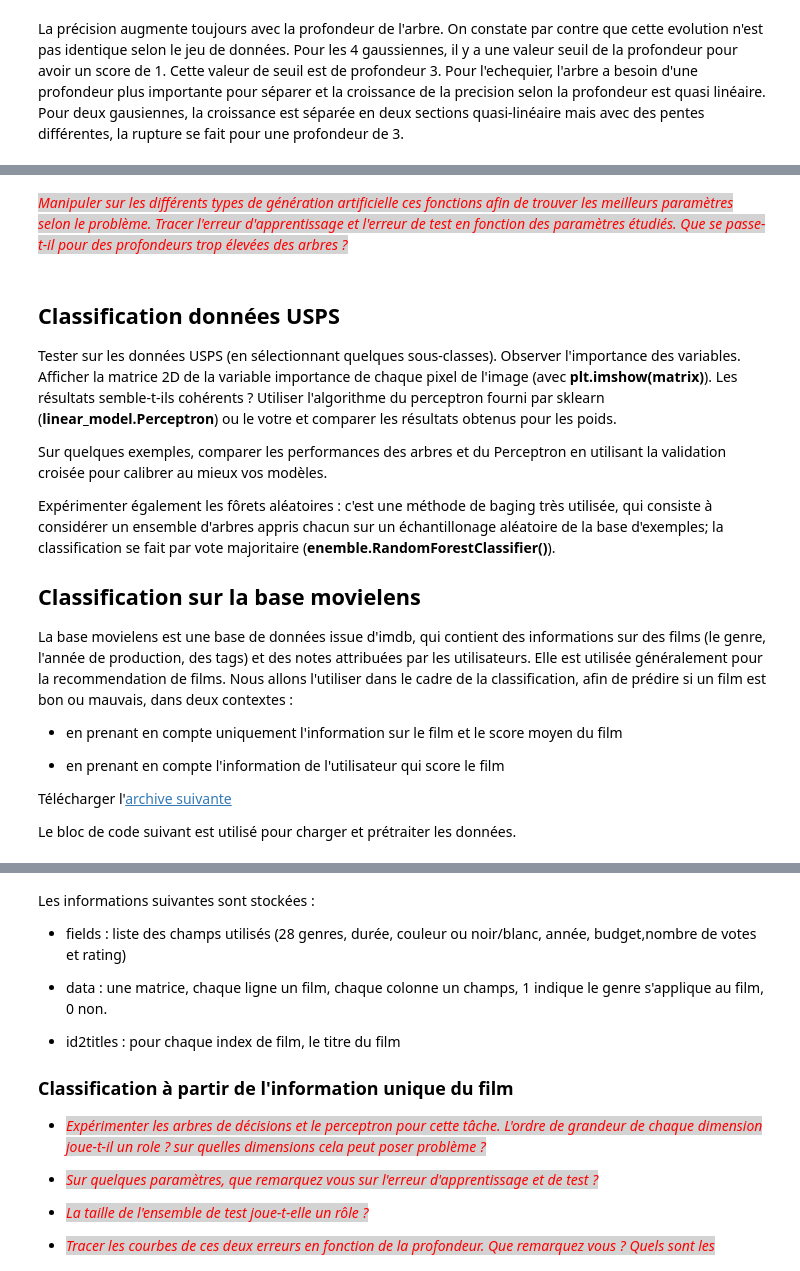
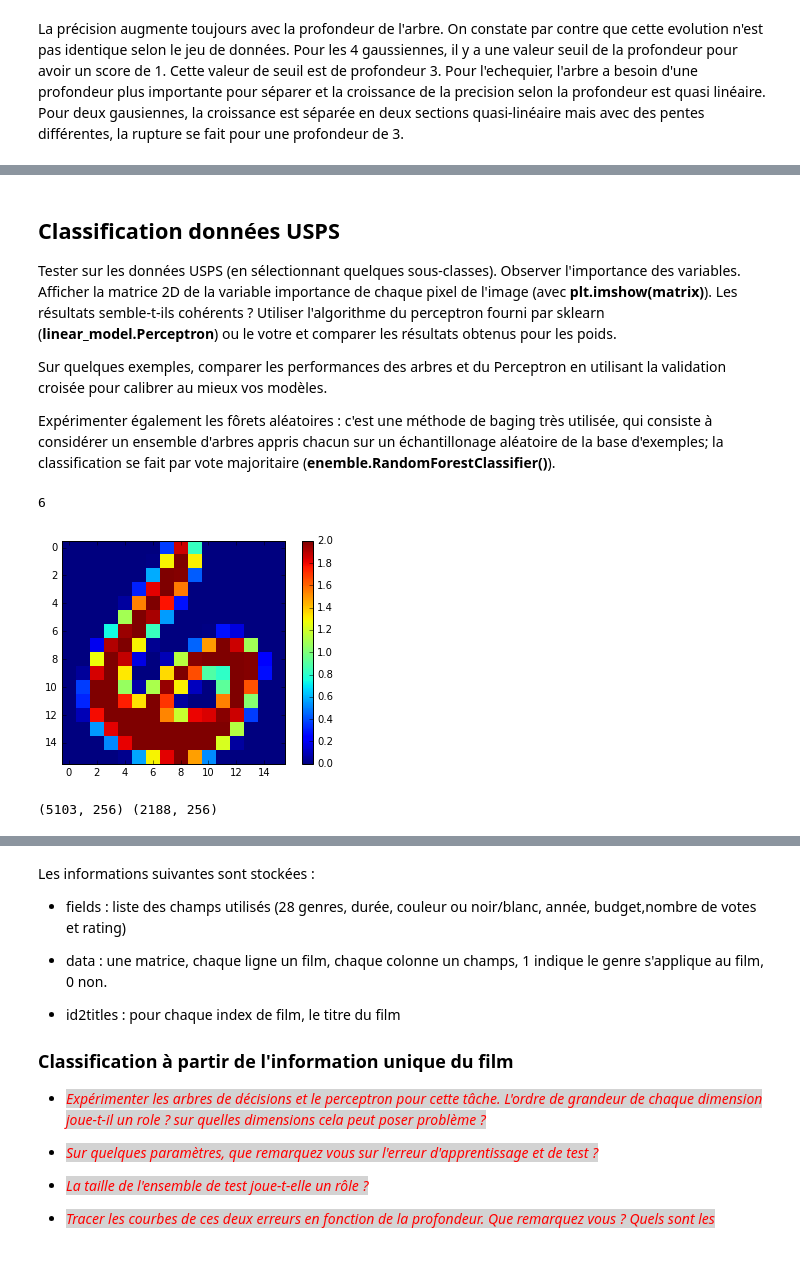
Before and after one commit to alexattia/machine.learning, a Jupyter notebook: Assignments - ENPC/TP4-Tree, Random Forest.ipynb, the cells around one changed output, grey strips where cells are left out. Drawn from its saved outputs; the diff is of its cells as text; code cells hidden in the pictures.

```diff
--- a/Assignments - ENPC/TP4-Tree, Random Forest.ipynb
+++ b/Assignments - ENPC/TP4-Tree, Random Forest.ipynb
@@ -195,0 +230,13 @@ Que remarquez vous sur la précision ?</font>*
+# %%
+data,y=gen_arti(data_type=2,nbex=1000,epsilon=0.5)
+mytree=tree.DecisionTreeClassifier() #creation d'un arbre de decision
+mytree.max_depth=20
+mytree.min_samples_split=2 #nombre minimal d'exemples dans une feuille
+
+#permet de partager un ensemble en deux ensembles d'apprentissage et de test
+data_train,data_test,y_train,y_test=cv.train_test_split(data,y,test_size=0.3)
+mytree.fit(data_train,y_train)
+print "precision en test (split 30 %) : ", mytree.score(data_test,y_test)
+
+#permet d'executer une n-validation croisée et d'obtenir le score pour chaque tentative
+print "precision en test (10-fold validation) : ",cv.cross_val_score(mytree,data,y,cv=10).mean()
@@ -259,22 +411,3 @@ La précision augmente toujours avec la profondeur de l'arbre. On constate par c
 Pour les 4 gaussiennes, il y a une valeur seuil de la profondeur pour avoir un score de 1. Cette valeur de seuil est de profondeur 3.
 Pour l'echequier, l'arbre a besoin d'une profondeur plus importante pour séparer et la croissance de la precision selon la profondeur est quasi linéaire.
 Pour deux gausiennes, la croissance est séparée en deux sections quasi-linéaire mais avec des pentes différentes, la rupture se fait pour une profondeur de 3.
-# %%
-#Graphique de la précision en fonction du nombre minimal d'exemples dans une feuille
-vec2=np.arange(1,101,1)
-precision_score=[]
-
-data,y=gen_arti(data_type=1,nbex=15000)
-mytree=tree.DecisionTreeClassifier() #creation d'un arbre de decision
-mytree.max_depth=5 #profondeur maximale de 5
-for i in vec2:
-    mytree.min_samples_split=i #nombre minimal d'exemples dans une feuille
-    mytree.fit(data,y)
-    pred=mytree.predict(data)
-    precision_score.append(mytree.score(data,y))
-
-plt.figure().suptitle('precision en fonction du nombre minimal d exemples dans une feuille')
-plt.plot(vec2,precision_score)
-plt.ylabel('précision')
-plt.xlabel('profondeur')
-plt.show()
@@ -326,5 +414,3 @@ print "moyenne test : ",np.mean(res_test)," (",np.std(res_test),")"
-# %% [markdown]
-*<font style="BACKGROUND-COLOR: lightgray" color='red'>Manipuler sur les différents types de génération artificielle ces fonctions afin de trouver les meilleurs paramètres selon le problème. Tracer l'erreur d'apprentissage et l'erreur de test en fonction des paramètres étudiés. Que se passe-t-il pour des profondeurs trop élevées des arbres ?</font>*
 # %% [markdown]
 ## Classification données USPS
 
@@ -334,16 +420,22 @@ Utiliser l'algorithme du perceptron fourni par sklearn (**linear_model.Perceptro
 Sur quelques exemples, comparer les performances des arbres et du Perceptron en utilisant la validation croisée pour calibrer au mieux vos modèles.
 
 Expérimenter également les fôrets aléatoires : c'est une méthode de baging très utilisée, qui consiste à considérer un ensemble d'arbres appris chacun sur un échantillonage aléatoire de la base d'exemples; la classification se fait par vote majoritaire (**enemble.RandomForestClassifier()**).
-
-
-## Classification sur la base movielens
-
-La base movielens est une base de données issue d'imdb, qui contient des informations sur des films (le genre, l'année de production, des tags) et des notes attribuées par les utilisateurs. Elle est utilisée généralement pour la recommendation de films. Nous allons l'utiliser dans le cadre de la classification, afin de prédire si un film est bon ou mauvais, dans deux contextes :
-
-+ en prenant en compte uniquement l'information sur le film et le score moyen du film
-
-+ en prenant en compte l'information de l'utilisateur qui score le film
-
-Télécharger l'[archive suivante](http://www-connex.lip6.fr/~baskiotisn/ARF15/imdb_extrait.pkl)
-
-Le bloc de code suivant est utilisé pour  charger et prétraiter les données.
+# %%
+def  load_usps(filename):
+    with open(filename ,"r") as f:
+        f.readline()
+        data = [[float(x) for x in l.split()] for l in f if len(l.split())>2]
+    tmp = np.array(data)
+    return tmp[:,1:],tmp[:,0].astype(int)
+datax,y = load_usps("usps.txt")
+plt.imshow(datax[0].reshape((16,16)),interpolation="nearest")
+plt.colorbar()
+print(y[0])
+# %% [output]
+6
+[figure, added]
+# %%
+data_train,data_test,y_train,y_test=cv.train_test_split(datax,y,test_size=0.3)
+print data_train.shape, data_test.shape
+# %% [output]
+(5103, 256) (2188, 256)
```
Also changed, not shown: parts of 49 cells of this notebook.
